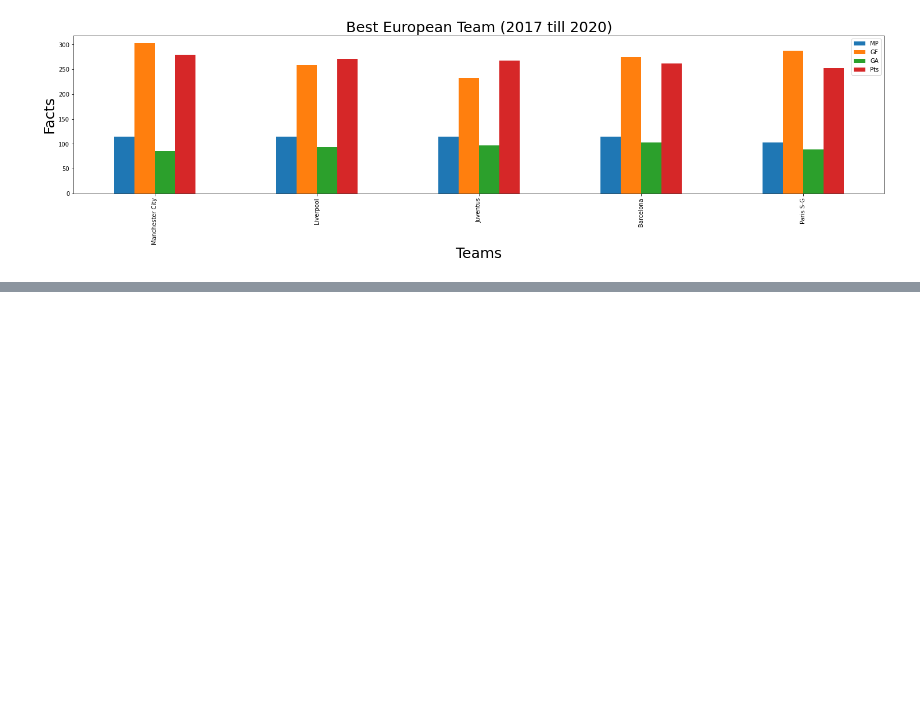
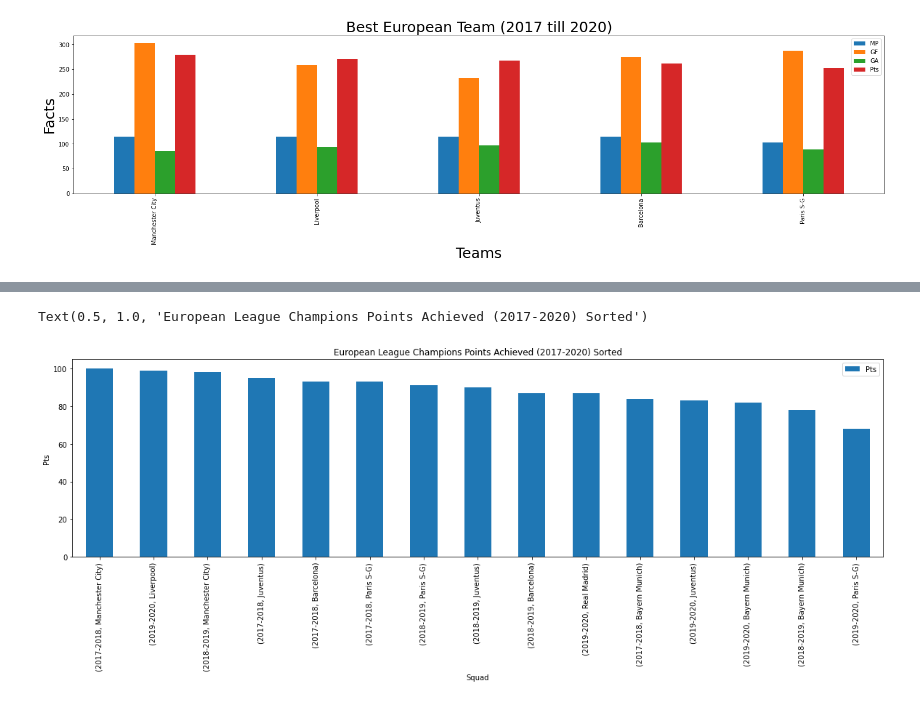
Before and after one commit to HanySedarous/Top-5-European-Leagues-Analysis-Project, a Jupyter notebook: Files/Teams Stats/European-Leagues-Analysis-Teams.ipynb, the cells around one changed output, grey strips where cells are left out. Cells and saved outputs as stored; diff of their text form; code cells hidden in the pictures; blank space fills up the shorter version.

```diff
--- a/Files/Teams Stats/European-Leagues-Analysis-Teams.ipynb
+++ b/Files/Teams Stats/European-Leagues-Analysis-Teams.ipynb
@@ -123,0 +145,9 @@ NameError: name 'team_avg_age' is not defined
+# %%
+League_Champions.sort_values(by=['Pts'], inplace=True, ascending=False)
+League_Champions.plot.bar()
+plt.xlabel("Squad")
+plt.ylabel("Pts")
+plt.title("European League Champions Points Achieved (2017-2020) Sorted")
+# %% [output]
+Text(0.5, 1.0, 'European League Champions Points Achieved (2017-2020) Sorted')
+[figure, added]
```
Also changed, not shown: parts of 12 cells of this notebook, 20 other files.
